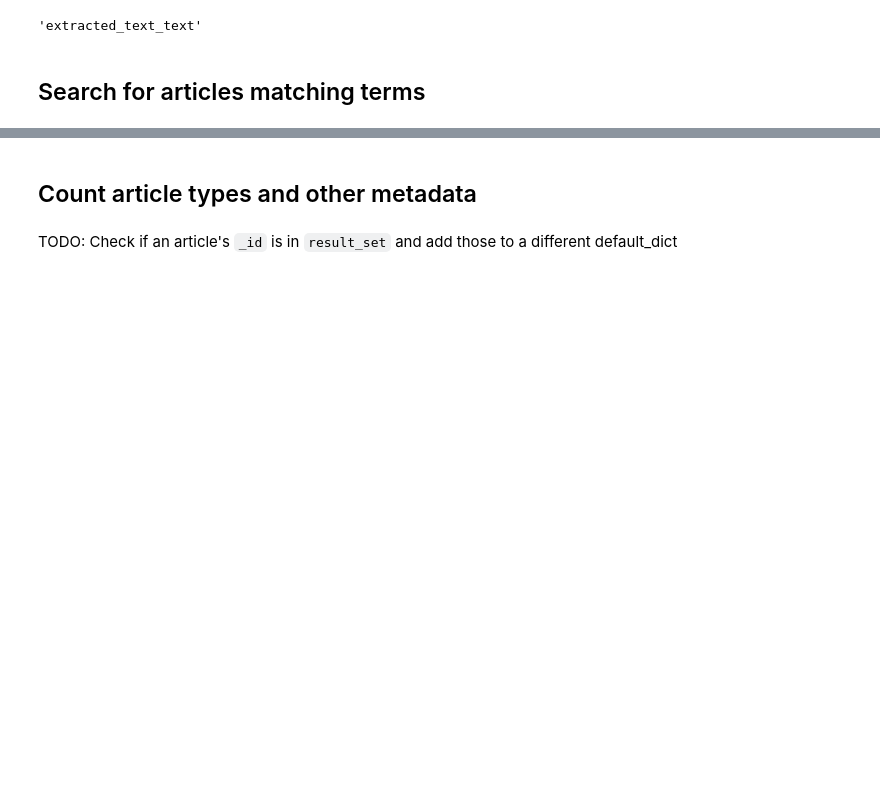
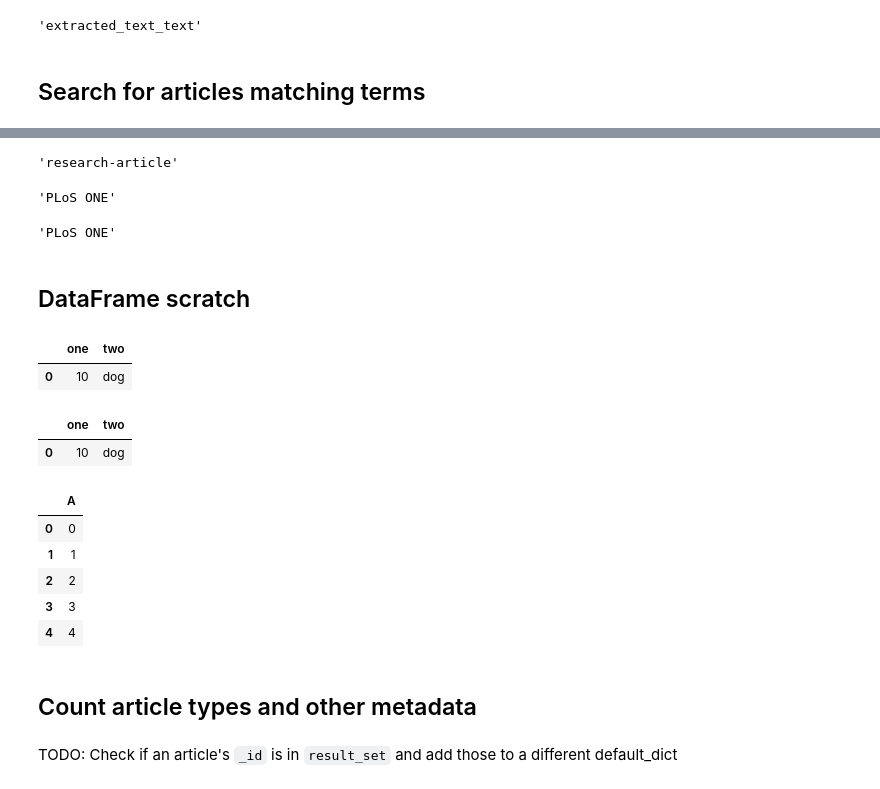
Before and after one commit to ecohealthalliance/ai4e-data-labeling, a Jupyter notebook: summary_stats.ipynb, the cells around one changed output, grey strips where cells are left out. Cells and saved outputs as stored; diff of their text form; code cells hidden in the pictures; blank space fills up the shorter version.

```diff
--- a/summary_stats.ipynb
+++ b/summary_stats.ipynb
@@ -87,0 +150,14 @@ result_set
+# %%
+article.article_type()
+# %% [output]
+'research-article'
+# %%
+article.soup.find("front").find("journal-meta").find("journal-title").get_text()
+# %% [output]
+'PLoS ONE'
+# %%
+article.journal_title()
+# %% [output]
+'PLoS ONE'
+# %% [markdown]
+## DataFrame scratch
@@ -87,0 +166,19 @@ result_set
+# %%
+pd.DataFrame({"one": [10], "two": ["dog"]})
+# %% [output]
+|  | one | two |
+| 0 | 10 | dog |
+# %%
+pd.DataFrame.from_records([{"one": 10, "two": "dog"}])
+# %% [output]
+|  | one | two |
+| 0 | 10 | dog |
+# %%
+pd.concat([pd.DataFrame([i], columns=['A']) for i in range(5)],ignore_index=True)
+# %% [output]
+|  | A |
+| 0 | 0 |
+| 1 | 1 |
+| 2 | 2 |
+| 3 | 3 |
+| 4 | 4 |
```
Also changed, not shown: parts of 45 cells of this notebook, 8 other files.
